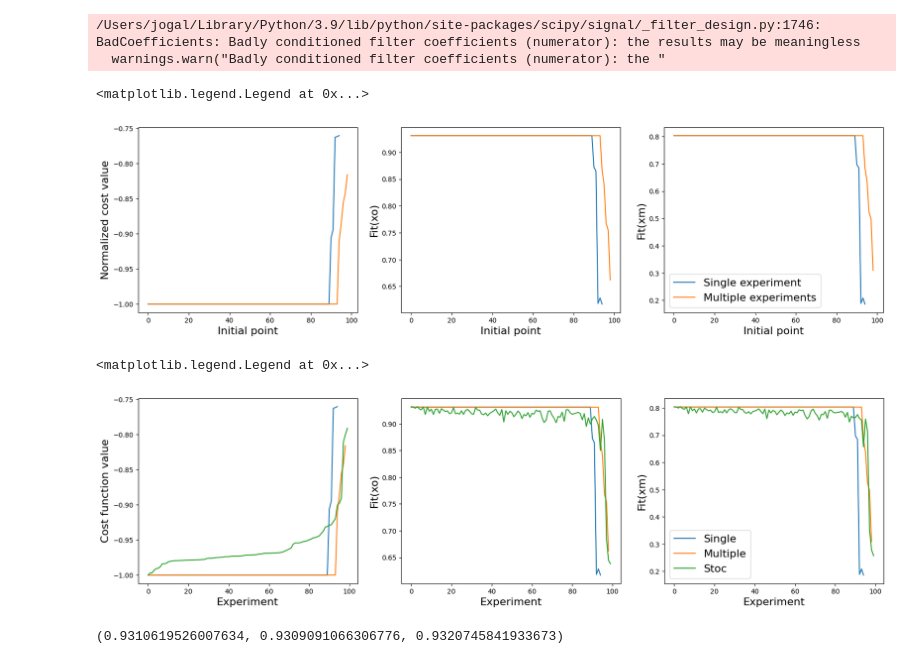
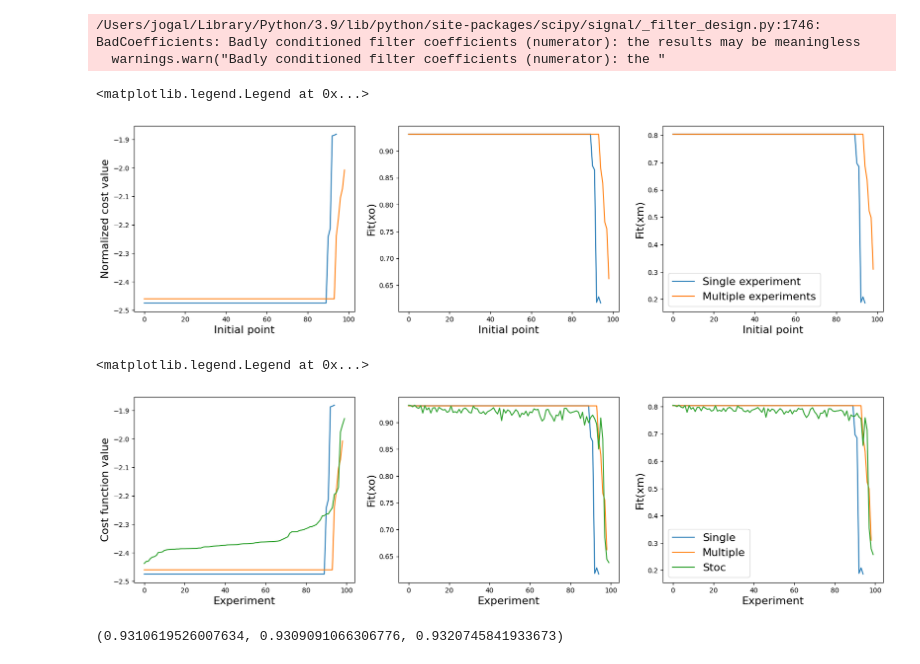
Before and after one commit to Jvictormata/MLE_DynNet, a Jupyter notebook: 000 - Analyzing Results - Network 1.ipynb, the cells around one changed output. Saved outputs shown, nothing was run; the diff lists cells and outputs as text; code cells hidden in the pictures.

```diff
--- a/000 - Analyzing Results - Network 1.ipynb
+++ b/000 - Analyzing Results - Network 1.ipynb
@@ -249,8 +249,8 @@ fit_xm_stoc_GD_Newton = np.array(fit_xm_stoc_GD_Newton)
 fig, ax = plt.subplots(1, 3)
 fig.set_size_inches(20,5)
 
-ax[0].plot(costs_opt_single_GD_Newton[best_i_single_GD_Newton][fit_xo_single_GD_Newton>-1]/np.abs(costs_opt_single_GD_Newton[best_i_single_GD_Newton][0]))
-ax[0].plot(costs_opt_multiple_GD_Newton[best_i_multiple_GD_Newton][fit_xo_multiple_GD_Newton>-1]/np.abs(costs_opt_multiple_GD_Newton[best_i_multiple_GD_Newton][0]))
+ax[0].plot(costs_opt_single_GD_Newton[best_i_single_GD_Newton][fit_xo_single_GD_Newton>-1]/1000)#/np.abs(costs_opt_single_GD_Newton[best_i_single_GD_Newton][0]))
+ax[0].plot(costs_opt_multiple_GD_Newton[best_i_multiple_GD_Newton][fit_xo_multiple_GD_Newton>-1]/1000)#/np.abs(costs_opt_multiple_GD_Newton[best_i_multiple_GD_Newton][0]))
 ax[0].set_xlabel("Initial point",fontsize=16)
 ax[0].set_ylabel("Normalized cost value",fontsize=16)
 
@@ -268,34 +268,34 @@ plt.legend(['Single experiment','Multiple experiments'],fontsize=16)
 #plt.savefig("cost_fit_single_multiple.pdf")
 # %% [output]
 <matplotlib.legend.Legend at 0x...>
-[figure, old version]
+[figure, new version]
 # %%
 fig, ax = plt.subplots(1, 3)
 fig.set_size_inches(20,5)
 
-ax[0].plot(costs_opt_single_GD_Newton[best_i_single_GD_Newton][fit_xo_single_GD_Newton>-1]/np.abs(costs_opt_single_GD_Newton[best_i_single_GD_Newton][0]))
-ax[0].plot(costs_opt_multiple_GD_Newton[best_i_multiple_GD_Newton][fit_xo_multiple_GD_Newton>-1]/np.abs(costs_opt_multiple_GD_Newton[best_i_multiple_GD_Newton][0]))
-ax[0].plot(costs_opt_stoc_GD_Newton[best_i_stoc_GD_Newton][fit_xo_stoc_GD_Newton>-1]/np.abs(costs_opt_stoc_GD_Newton[best_i_stoc_GD_Newton][0]))
+ax[0].plot(costs_opt_single_GD_Newton[best_i_single_GD_Newton][fit_xo_single_GD_Newton>-1]/1000)#/np.abs(costs_opt_single_GD_Newton[best_i_single_GD_Newton][0]))
+ax[0].plot(costs_opt_multiple_GD_Newton[best_i_multiple_GD_Newton][fit_xo_multiple_GD_Newton>-1]/1000)#/np.abs(costs_opt_multiple_GD_Newton[best_i_multiple_GD_Newton][0]))
+ax[0].plot(costs_opt_stoc_GD_Newton[best_i_stoc_GD_Newton][fit_xo_stoc_GD_Newton>-1]/1000)#/np.abs(costs_opt_stoc_GD_Newton[best_i_stoc_GD_Newton][0]))
 ax[0].set_xlabel("Experiment",fontsize=16)
 ax[0].set_ylabel("Cost function value",fontsize=16)
 
 ax[1].plot(fit_xo_single_GD_Newton[fit_xo_single_GD_Newton>-1])
 ax[1].plot(fit_xo_multiple_GD_Newton[fit_xo_multiple_GD_Newton>-1])
 ax[1].plot(fit_xo_stoc_GD_Newton[fit_xo_stoc_GD_Newton>-1])
 ax[1].set_xlabel("Experiment",fontsize=16)
 ax[1].set_ylabel("Fit(xo)",fontsize=16)
 
 ax[2].plot(fit_xm_single_GD_Newton[fit_xo_single_GD_Newton>-1])
 ax[2].plot(fit_xm_multiple_GD_Newton[fit_xo_multiple_GD_Newton>-1])
 ax[2].plot(fit_xm_stoc_GD_Newton[fit_xo_stoc_GD_Newton>-1])
 ax[2].set_xlabel("Experiment",fontsize=16)
 ax[2].set_ylabel("Fit(xm)",fontsize=16)
 plt.legend(['Single','Multiple','Stoc'],fontsize=16)
 
 #plt.savefig("cost_fit.pdf")
 # %% [output]
 <matplotlib.legend.Legend at 0x...>
-[figure, old version]
+[figure, new version]
 # %%
 fit_xo_single_GD_Newton[0],fit_xo_multiple_GD_Newton[0],fit_xo_stoc_GD_Newton[0]
 # %% [output]
```
Also changed, not shown: parts of 2 cells of this notebook, 11 other files.
